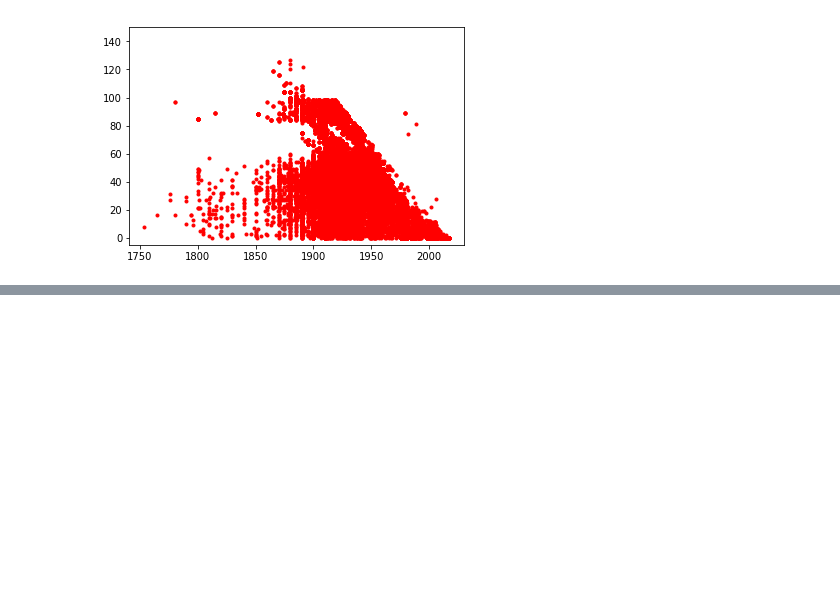
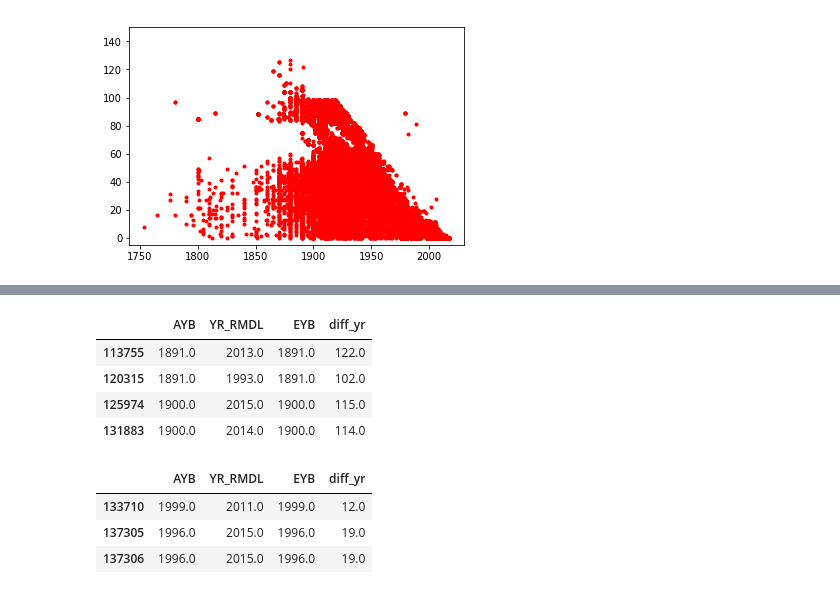
Before and after one commit to JustFairWell/thinkful, a Jupyter notebook: dsboot_Supervised_Cap.ipynb, the cells around one changed output, grey strips where cells are left out. Saved outputs shown, nothing was run; the diff lists cells and outputs as text; code cells hidden in the pictures; blank space fills up the shorter version.

```diff
--- a/dsboot_Supervised_Cap.ipynb
+++ b/dsboot_Supervised_Cap.ipynb
@@ -244,0 +81,8 @@ AttributeError: module 'pandas' has no attribute 'dict'
+# %%
+dc_re_condo[(dc_re_condo['AYB'] >1890) & (dc_re_condo['AYB'] < 1915) & (dc_re_condo['diff_yr'] > 100)].iloc[:,[8,9,10,47]]
+# %% [output]
+|  | AYB | YR_RMDL | EYB | diff_yr |
+| 113755 | 1891.0 | 2013.0 | 1891.0 | 122.0 |
+| 120315 | 1891.0 | 1993.0 | 1891.0 | 102.0 |
+| 125974 | 1900.0 | 2015.0 | 1900.0 | 115.0 |
+| 131883 | 1900.0 | 2014.0 | 1900.0 | 114.0 |
@@ -244,0 +97,8 @@ AttributeError: module 'pandas' has no attribute 'dict'
+# %%
+dc_re_condo[(dc_re_condo['AYB'] >1995) & (dc_re_condo['AYB'] < 2005)
+            & (dc_re_condo['diff_yr'] > 10)].iloc[:,[8,9,10,47]]
+# %% [output]
+|  | AYB | YR_RMDL | EYB | diff_yr |
+| 133710 | 1999.0 | 2011.0 | 1999.0 | 12.0 |
+| 137305 | 1996.0 | 2015.0 | 1996.0 | 19.0 |
+| 137306 | 1996.0 | 2015.0 | 1996.0 | 19.0 |
```
Also changed, not shown: parts of 55 cells of this notebook.
